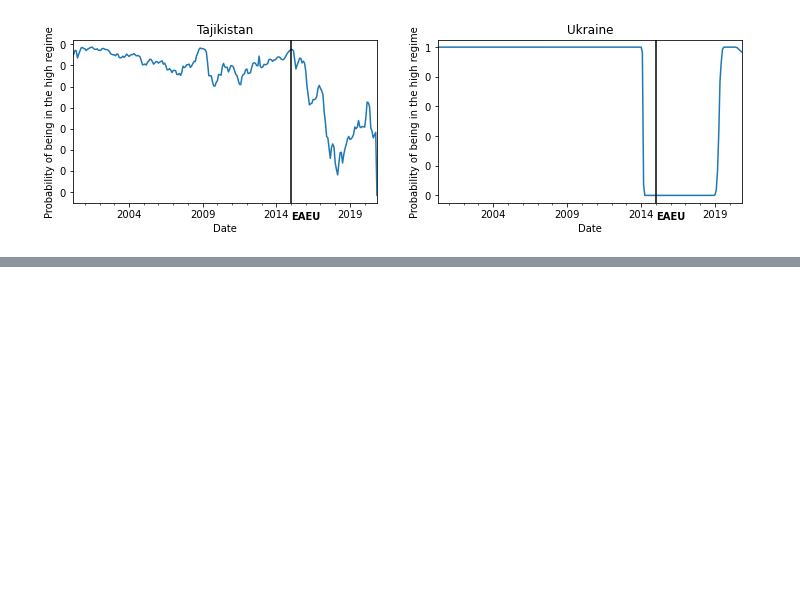
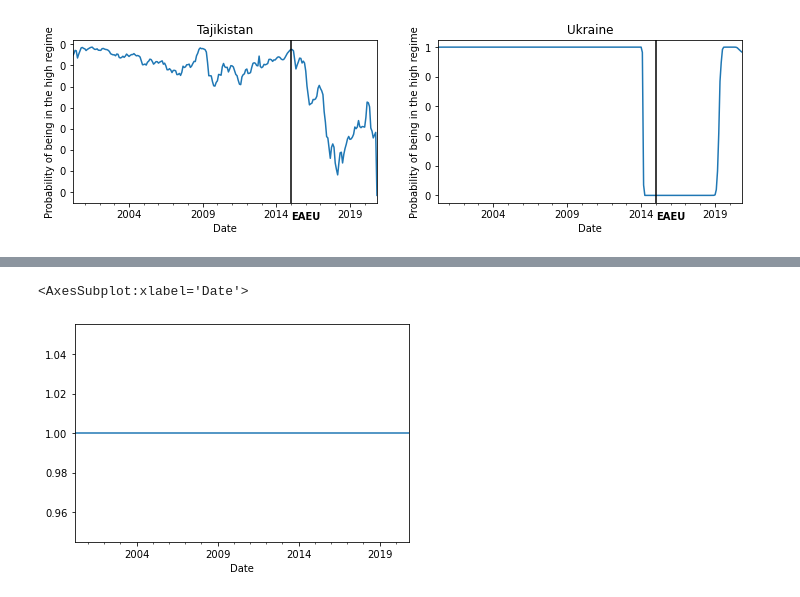
Before and after one commit to vlad-yeghiazaryan/PPP-in-EAEU, a Jupyter notebook: PPP_in_EAEU.ipynb, the cells around one changed output, grey strips where cells are left out. Cells and saved outputs as stored; diff of their text form; code cells hidden in the pictures; blank space fills up the shorter version.

```diff
--- a/PPP_in_EAEU.ipynb
+++ b/PPP_in_EAEU.ipynb
@@ -321,0 +308,6 @@ Table saved to: Outputs/meanBehavior.xlsx
+# %%
+EAEU = pd.Series((data.index > '2015-01-01').astype(int), index=data.index, name='EAEU')
+mainModel = QAR(data['Armenia'], EAEU)
+# %%
+res = mainModel.fit(0.5)
+res.summary()
@@ -321,0 +327,4 @@ Table saved to: Outputs/meanBehavior.xlsx
+# %%
+switchingRes = sm.tsa.MarkovRegression(mainModel.y, exog=mainModel.X, k_regimes=2,
+                                       trend='nt', freq='MS', switching_exog=[True, True, False, True],
+                                       dates=data.index).fit()
@@ -321,0 +363,5 @@ Table saved to: Outputs/meanBehavior.xlsx
+# %%
+switchingRes.smoothed_marginal_probabilities[1].plot()
+# %% [output]
+<AxesSubplot:xlabel='Date'>
+[figure, added]
```
Also changed, not shown: parts of 9 cells of this notebook, 7 other files.
